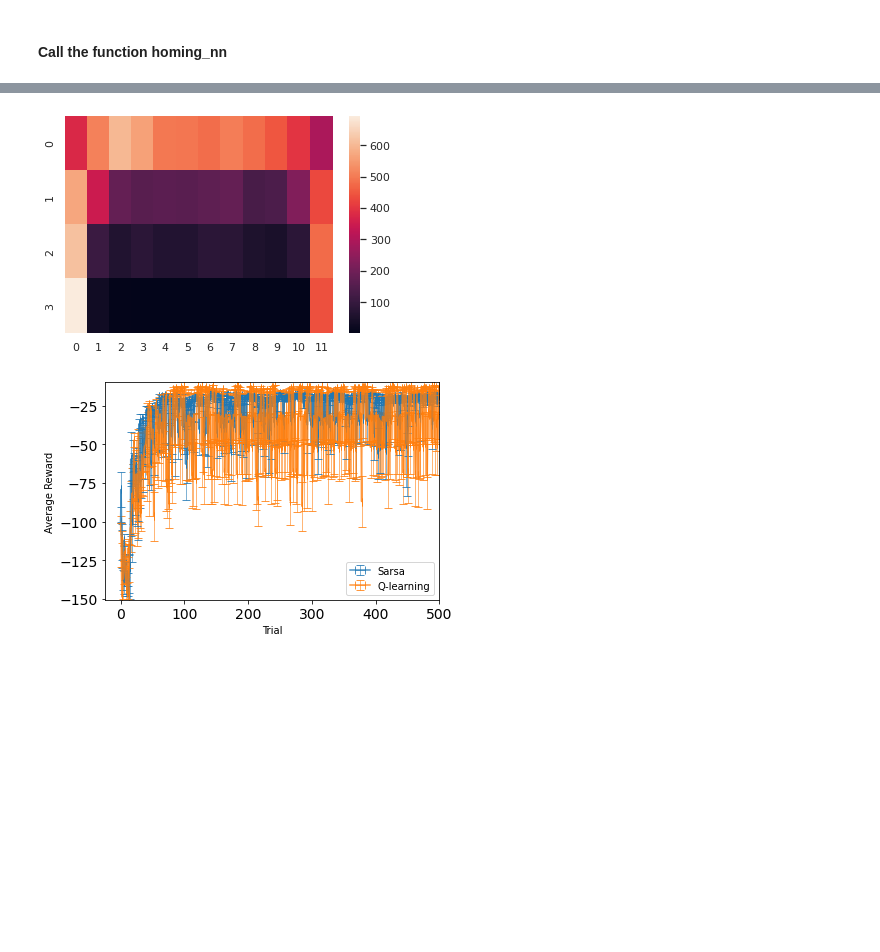
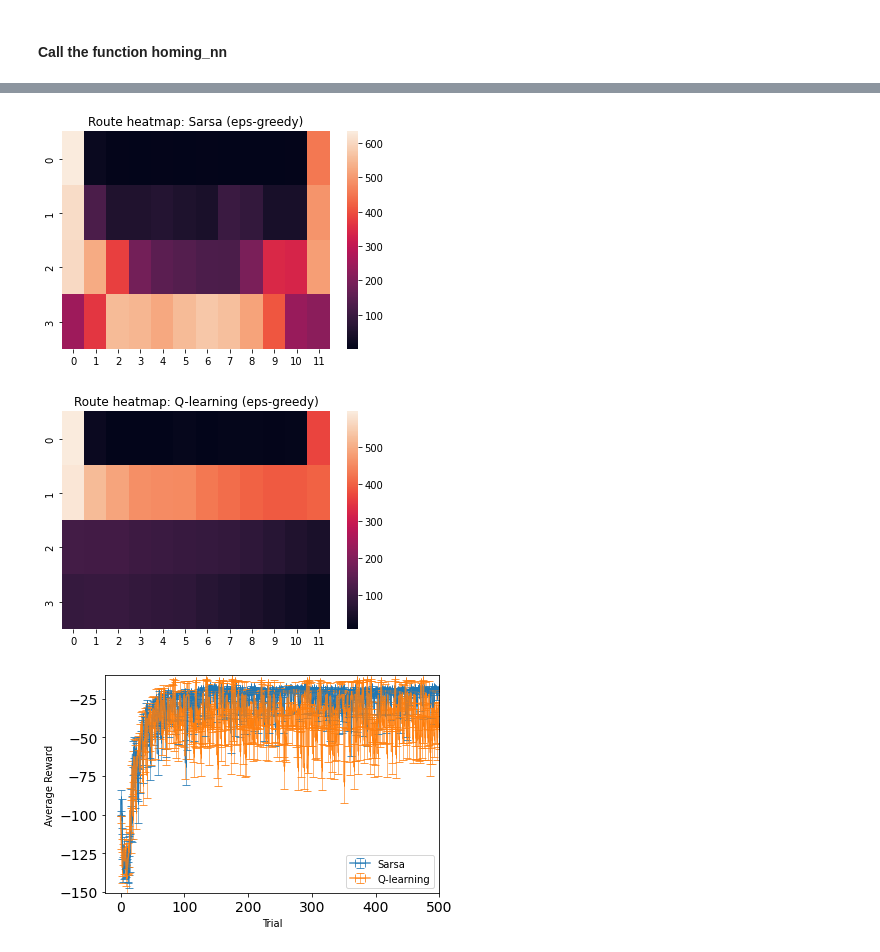
Before and after one commit to Topolewski-Kamil/robot-reinforcement-learning, a Jupyter notebook: robot.ipynb, the cells around one changed output, grey strips where cells are left out. Drawn from its saved outputs; the diff is of its cells as text; code cells hidden in the pictures; blank space fills up the shorter version.

Commit message:
heat maps improved

```diff
--- a/robot.ipynb
+++ b/robot.ipynb
@@ -184,7 +185,7 @@ def homing_nn(n_trials, n_steps, learning_rate, eps, gamma, policy, algorithm):
 #### Call the function homing_nn
 # %%
 # Parameter setup
-nRepetitions = 5;   # number of runs for the algorithm
+nRepetitions = 10;   # number of runs for the algorithm
 nTrials = 500;      # should be integer >0
 nSteps = 100;        # maximum number of allowed steps
 learningRate = 0.5; # should be real, Greater than 0
@@ -205,8 +206,9 @@ rewardsOpt = np.zeros((nRepetitions, nTrials))
 for i in range(nRepetitions):
     np.random.seed(i)
     learning_curvesE[i], rewardsE[i,:], routesE = homing_nn(nTrials, nSteps, learningRate, epsilon, gamma, 'e-greedy', 'sarsa')
+    learning_curvesOpt[i], rewardsOpt[i,:], routesOpt = homing_nn(nTrials, nSteps, learningRate, epsilon, gamma, 'opt-greedy', 'sarsa')
     learning_curvesQ[i], rewardsQ[i,:], routesQ = homing_nn(nTrials, nSteps, learningRate, epsilon, gamma, 'e-greedy', 'qlearning')
-    learning_curvesOpt[i], rewardsOpt[i,:], routesOpt = homing_nn(nTrials, nSteps, learningRate, epsilon, gamma, 'opt-greedy', 'sarsa')
+    learning_curvesQ[i], rewardsQ[i,:], routesQ = homing_nn(nTrials, nSteps, learningRate, epsilon, gamma, 'e-greedy', 'qlearning')
 # %%
 def ema_smooth(rewards):
   tau = 0.05
@@ -239,15 +261,24 @@ plt.show()
 # %%
-def heatmap(routes):
+mapsize = 48
+def heatmap(routes, title):
   occurances = []
-  for i in range(48):
+  for i in range(mapsize):
     occurances.append(routes.count(i))
   occurances = np.array(occurances).reshape(12,4)
   occurances = np.rot90(occurances)
-  ax = sns.heatmap(occurances)
+  ax = sns.heatmap(np.flip(occurances, axis=0))
+  ax.set_title(title)
 
-heatmap(routesE)
+
+heatmap(routesE, 'Route heatmap: Sarsa (eps-greedy)')
+plt.show()
+
+heatmap(routesQ, 'Route heatmap: Q-learning (eps-greedy)')
+# plt.savefig('heat-q.png', dpi=300)
+plt.show()
 # %% [output]
-[figure, old version]
+[figure, new version]
+[figure, added]
 # %%
 # Plot the average reward as a function of the number of trials --> the average has to be performed over the episodes
 means = np.mean(rewardsE, axis = 0)
@@ -267,4 +298,4 @@ plt.tick_params(axis = 'both', which='major', labelsize = 14)
 plt.legend()
 plt.show()
 # %% [output]
-[figure, old version]
+[figure, new version]
```
Also changed, not shown: parts of 3 cells of this notebook.
